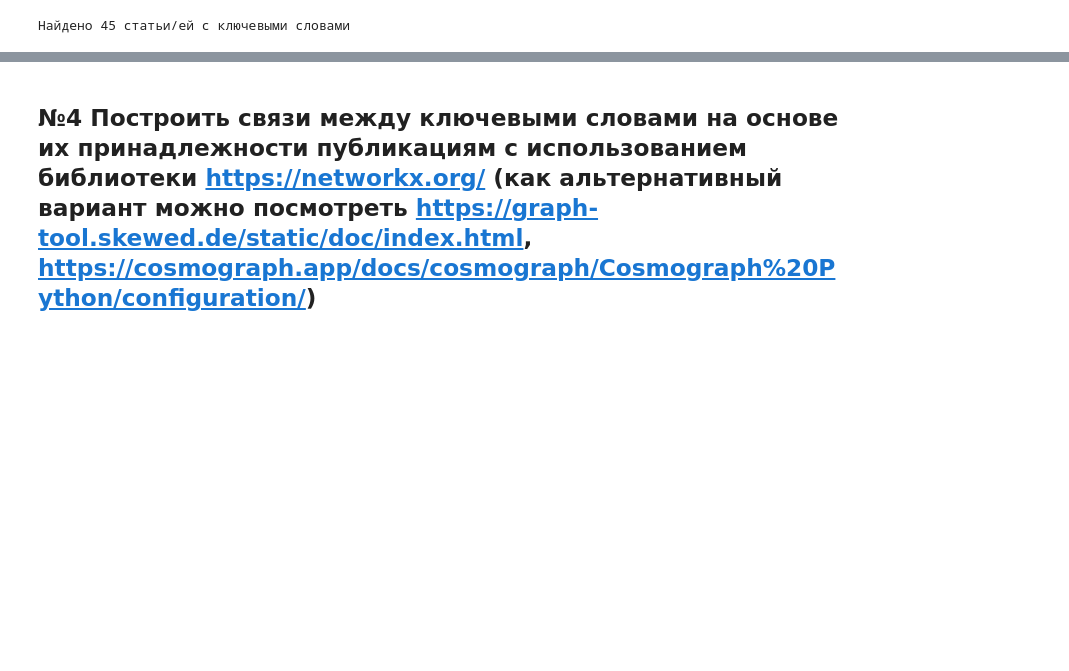
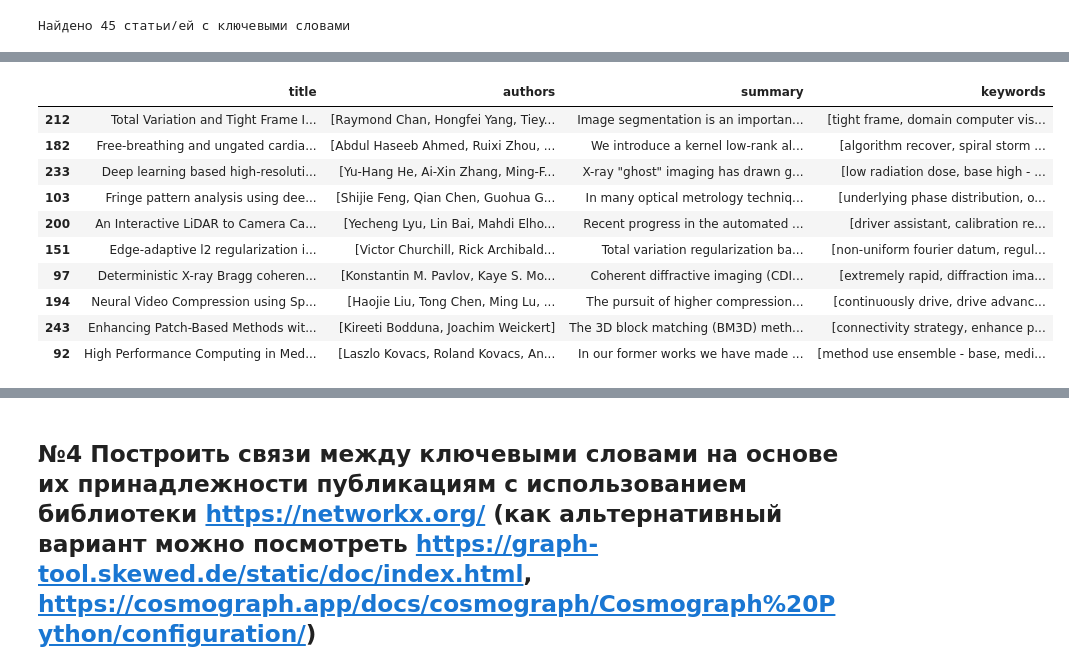
Before and after one commit to DmitryVasilkovW/labs, a Jupyter notebook: lab1/report.ipynb, the cells around one changed output, grey strips where cells are left out. Cells and saved outputs as stored; diff of their text form; code cells hidden in the pictures; blank space fills up the shorter version.

```diff
--- a/lab1/report.ipynb
+++ b/lab1/report.ipynb
@@ -67,3 +82,18 @@ page_processor.get_samples()
+# %%
+page_processor.clean_keywords_from_stopwords()
+page_processor.get_samples()
+# %% [output]
+|  | title | authors | summary | keywords |
+| 212 | Total Variation and Tight Frame I... | [Raymond Chan, Hongfei Yang, Tiey... | Image segmentation is an importan... | [tight frame, domain computer vis... |
+| 182 | Free-breathing and ungated cardia... | [Abdul Haseeb Ahmed, Ruixi Zhou, ... | We introduce a kernel low-rank al... | [algorithm recover, spiral storm ... |
+| 233 | Deep learning based high-resoluti... | [Yu-Hang He, Ai-Xin Zhang, Ming-F... | X-ray "ghost" imaging has drawn g... | [low radiation dose, base high - ... |
+| 103 | Fringe pattern analysis using dee... | [Shijie Feng, Qian Chen, Guohua G... | In many optical metrology techniq... | [underlying phase distribution, o... |
+| 200 | An Interactive LiDAR to Camera Ca... | [Yecheng Lyu, Lin Bai, Mahdi Elho... | Recent progress in the automated ... | [driver assistant, calibration re... |
+| 151 | Edge-adaptive l2 regularization i... | [Victor Churchill, Rick Archibald... | Total variation regularization ba... | [non-uniform fourier datum, regul... |
+| 97 | Deterministic X-ray Bragg coheren... | [Konstantin M. Pavlov, Kaye S. Mo... | Coherent diffractive imaging (CDI... | [extremely rapid, diffraction ima... |
+| 194 | Neural Video Compression using Sp... | [Haojie Liu, Tong Chen, Ming Lu, ... | The pursuit of higher compression... | [continuously drive, drive advanc... |
+| 243 | Enhancing Patch-Based Methods wit... | [Kireeti Bodduna, Joachim Weickert] | The 3D block matching (BM3D) meth... | [connectivity strategy, enhance p... |
+| 92 | High Performance Computing in Med... | [Laszlo Kovacs, Roland Kovacs, An... | In our former works we have made ... | [method use ensemble - base, medi... |
 # %%
 page_processor.show_most_common_keywords()
 # %% [output]
```
Also changed, not shown: parts of 12 cells of this notebook, 11 other files.
